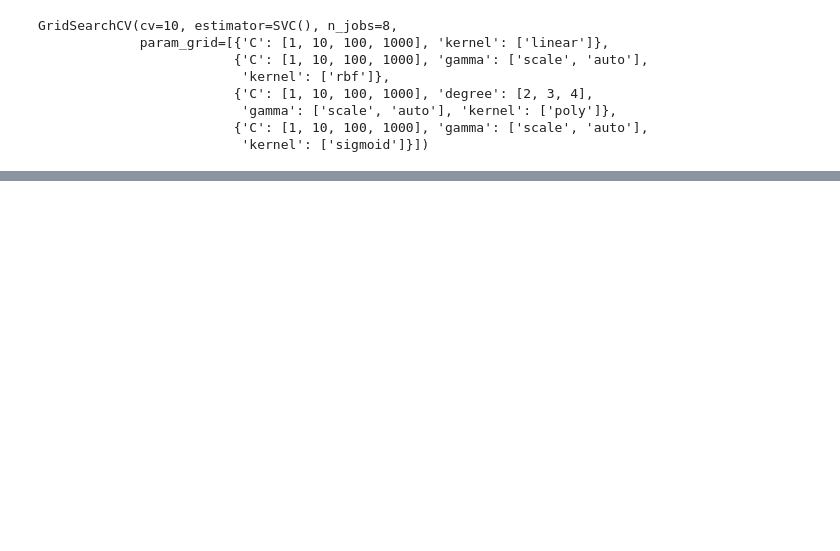
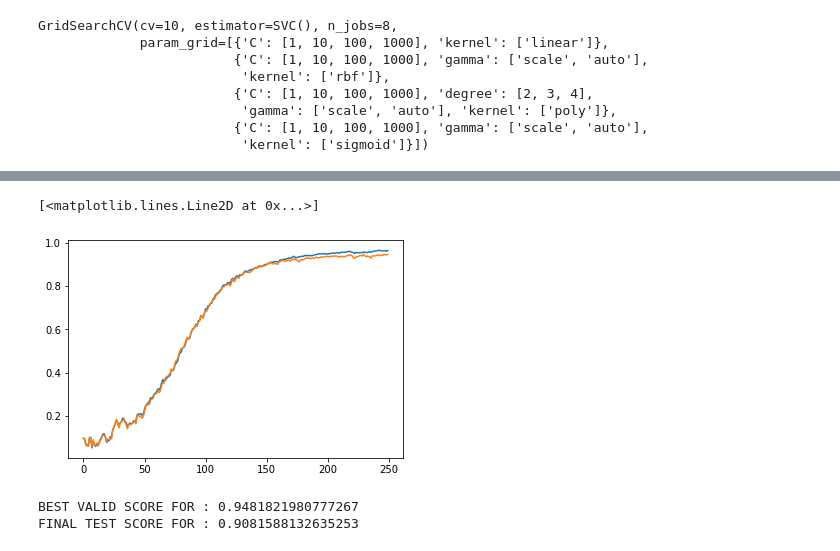
Before and after one commit to satlawa/boku_rs_image_processing, a Jupyter notebook: 3_model_training.ipynb, the cells around one changed output, grey strips where cells are left out. Cells and saved outputs as stored; diff of their text form; code cells hidden in the pictures; blank space fills up the shorter version.

```diff
--- a/3_model_training.ipynb
+++ b/3_model_training.ipynb
@@ -395,0 +499,7 @@ X_train.shape
+# %%
+# plot accuracy
+plt.plot(clf.history['train_accuracy'])
+plt.plot(clf.history['valid_accuracy'])
+# %% [output]
+[<matplotlib.lines.Line2D at 0x...>]
+[figure, added]
@@ -395,0 +528,8 @@ X_train.shape
+# %%
+test_acc = accuracy_score(y_pred=y_preds, y_true=y_test)
+
+print(f"BEST VALID SCORE FOR : {clf.best_cost}")
+print(f"FINAL TEST SCORE FOR : {test_acc}")
+# %% [output]
+BEST VALID SCORE FOR : 0.9481821980777267
+FINAL TEST SCORE FOR : 0.9081588132635253
```
Also changed, not shown: parts of 33 cells of this notebook, 2 other files.
